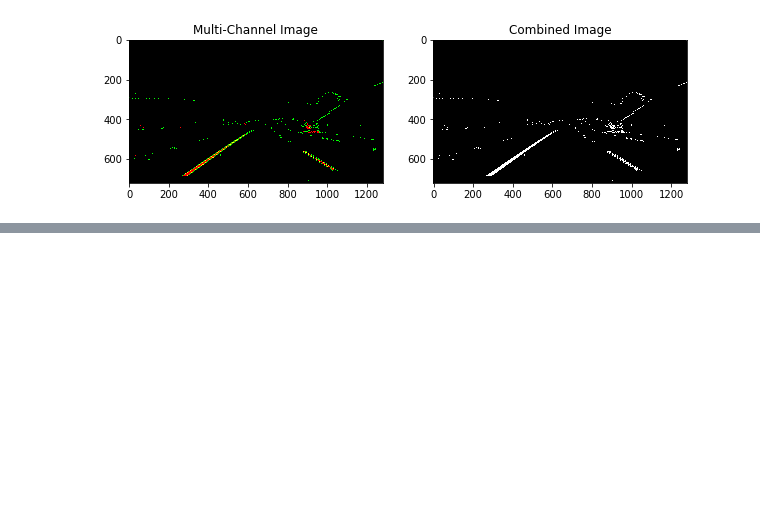
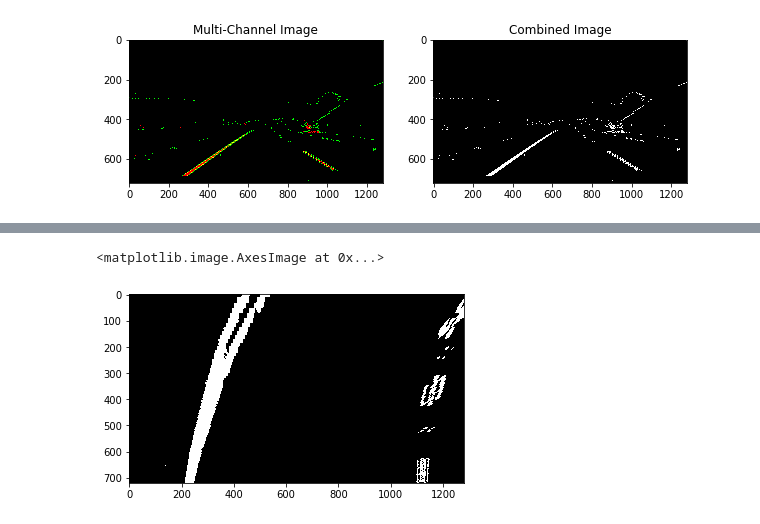
Before and after one commit to vinaykumarhs2020/CarND-Advanced-Lane-Lines, a Jupyter notebook: coding/Advanced_Lane_Finding.ipynb, the cells around one changed output, grey strips where cells are left out. Drawn from its saved outputs; the diff is of its cells as text; code cells hidden in the pictures; blank space fills up the shorter version.

```diff
--- a/coding/Advanced_Lane_Finding.ipynb
+++ b/coding/Advanced_Lane_Finding.ipynb
@@ -223,0 +266,7 @@ plt.imshow(_combined,cmap='gray')
+# %%
+# See the result on thresholded image:
+_combined_perspective=cv2.warpPerspective(_combined,M,dsize=_exchange(_st_image.shape[:2]))
+plt.imshow(_combined_perspective,cmap='gray')
+# %% [output]
+<matplotlib.image.AxesImage at 0x...>
+[figure, added]
```
Also changed, not shown: parts of 12 cells of this notebook.
